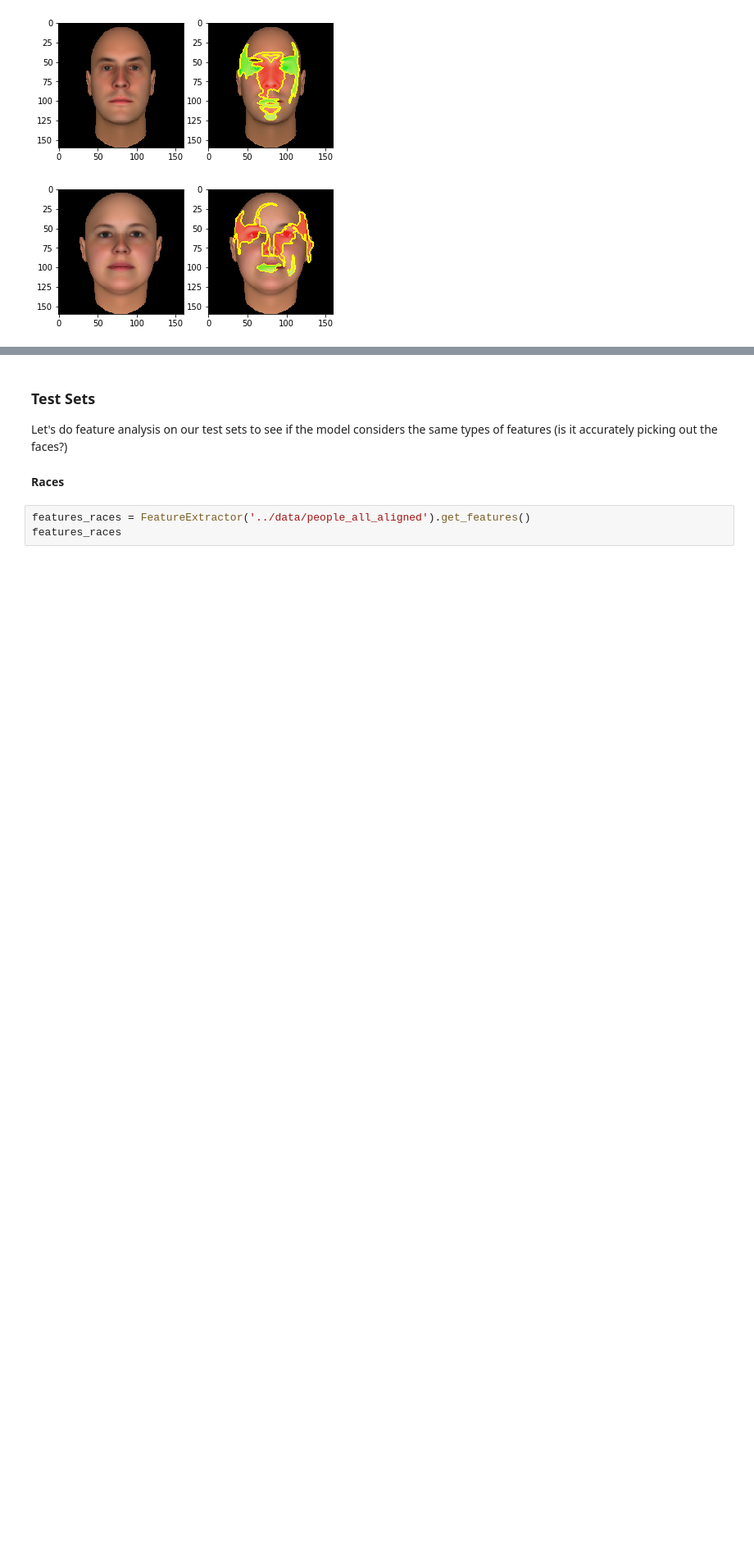
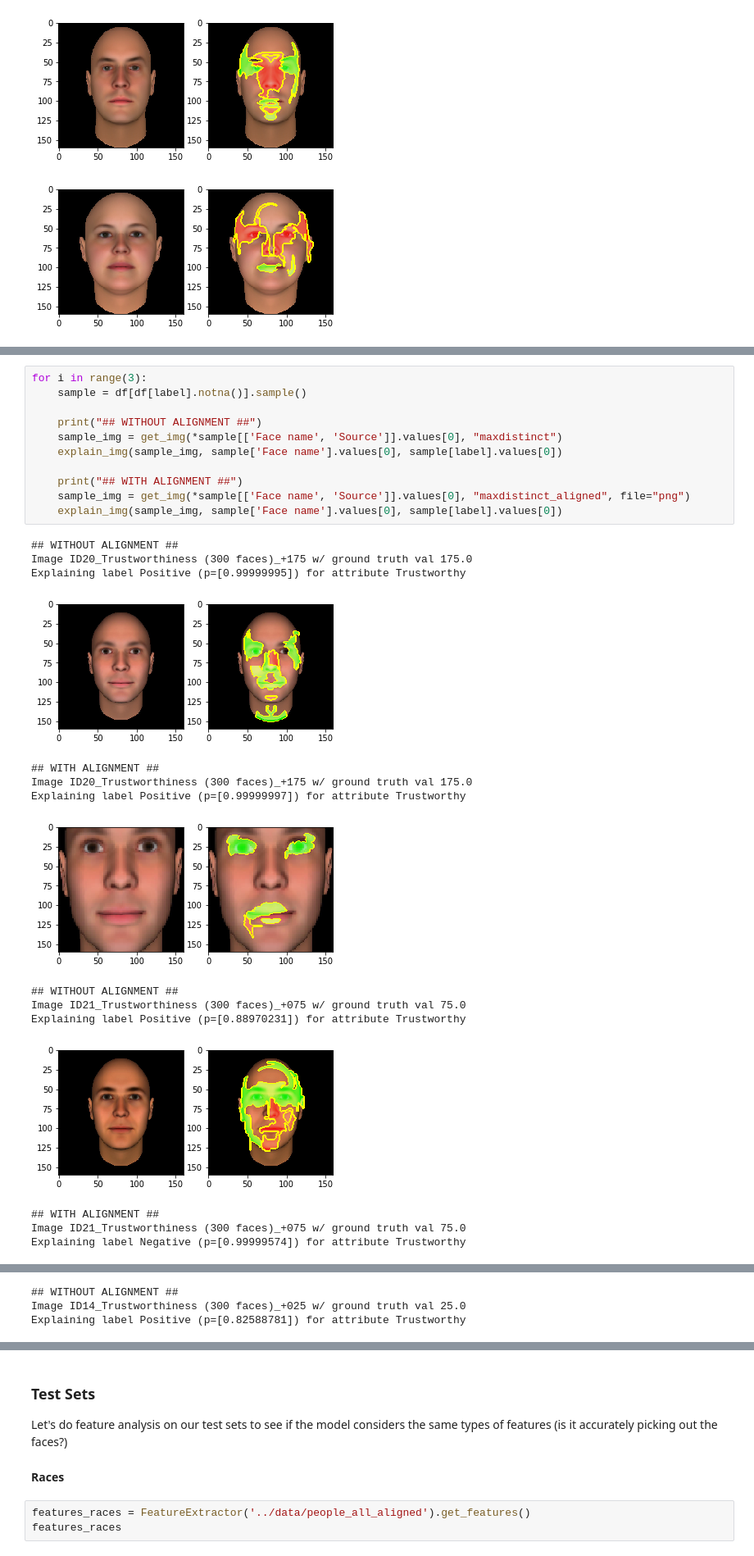
Before and after one commit to ryansteed/learning-appearance-bias, a Jupyter notebook: notebooks/feature-analysis.ipynb, the cells around one changed output, grey strips where cells are left out. Shown at 82% size. Cells and saved outputs as stored; diff of their text form; blank space fills up the shorter version.

Commit message:
:arrow_upper_right: Validation for model trained on aligned faces

```diff
--- a/notebooks/feature-analysis.ipynb
+++ b/notebooks/feature-analysis.ipynb
@@ -340,0 +438,27 @@ Explaining label Negative (p=[0.65834231]) for attribute Trustworthy
+# %%
+for i in range(3):
+    sample = df[df[label].notna()].sample()
+
+    print("## WITHOUT ALIGNMENT ##")
+    sample_img = get_img(*sample[['Face name', 'Source']].values[0], "maxdistinct")
+    explain_img(sample_img, sample['Face name'].values[0], sample[label].values[0])
+
+    print("## WITH ALIGNMENT ##")
+    sample_img = get_img(*sample[['Face name', 'Source']].values[0], "maxdistinct_aligned", file="png")
+    explain_img(sample_img, sample['Face name'].values[0], sample[label].values[0])
+# %% [output]
+## WITHOUT ALIGNMENT ##
+Image ID20_Trustworthiness (300 faces)_+175 w/ ground truth val 175.0
+Explaining label Positive (p=[0.99999995]) for attribute Trustworthy
+[figure, added]
+## WITH ALIGNMENT ##
+Image ID20_Trustworthiness (300 faces)_+175 w/ ground truth val 175.0
+Explaining label Positive (p=[0.99999997]) for attribute Trustworthy
+[figure, added]
+## WITHOUT ALIGNMENT ##
+Image ID21_Trustworthiness (300 faces)_+075 w/ ground truth val 75.0
+Explaining label Positive (p=[0.88970231]) for attribute Trustworthy
+[figure, added]
+## WITH ALIGNMENT ##
+Image ID21_Trustworthiness (300 faces)_+075 w/ ground truth val 75.0
+Explaining label Negative (p=[0.99999574]) for attribute Trustworthy
@@ -340,0 +466,3 @@ Explaining label Negative (p=[0.65834231]) for attribute Trustworthy
+## WITHOUT ALIGNMENT ##
+Image ID14_Trustworthiness (300 faces)_+025 w/ ground truth val 25.0
+Explaining label Positive (p=[0.82588781]) for attribute Trustworthy
```
Also changed, not shown: parts of 21 cells of this notebook, 1 other file.
